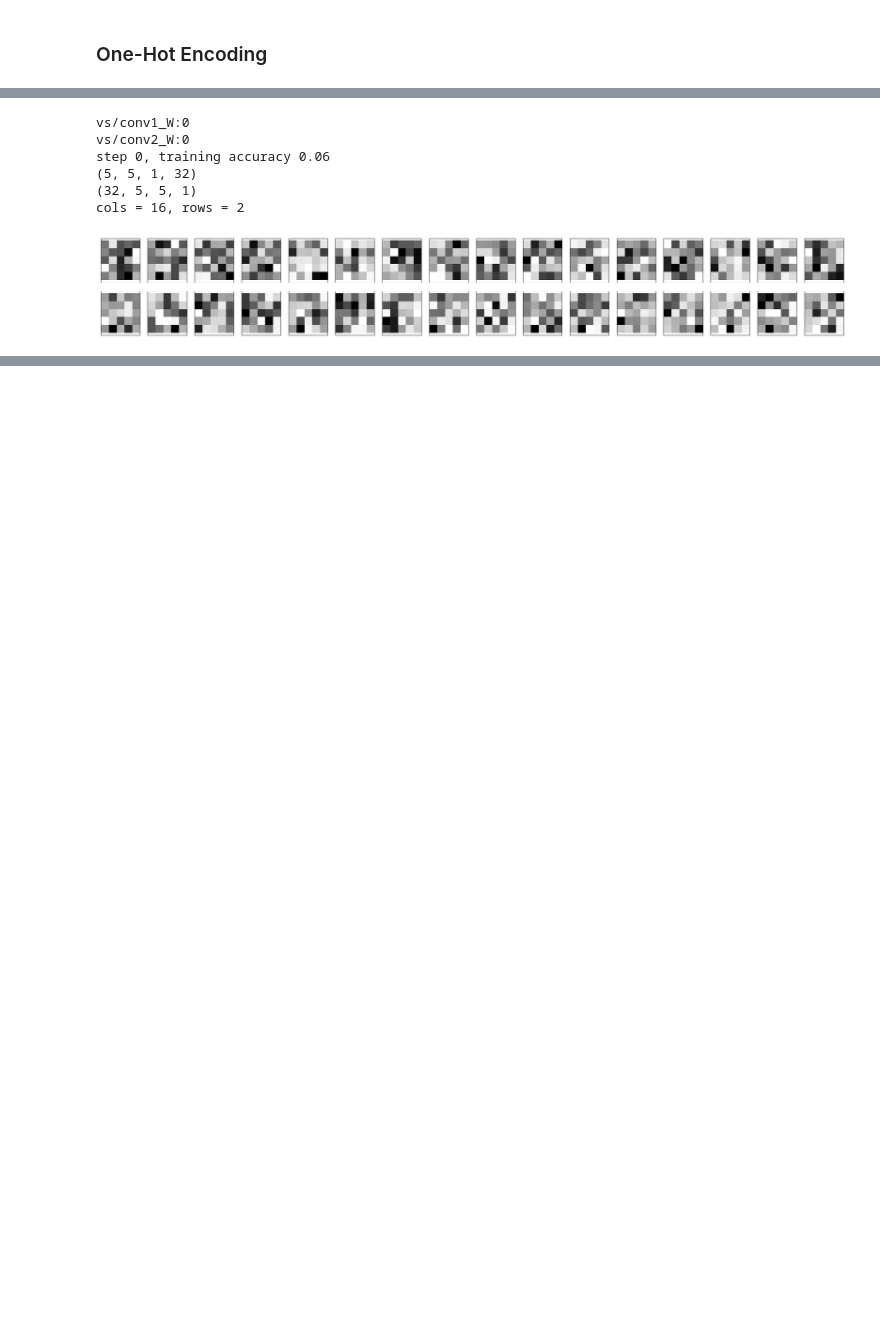
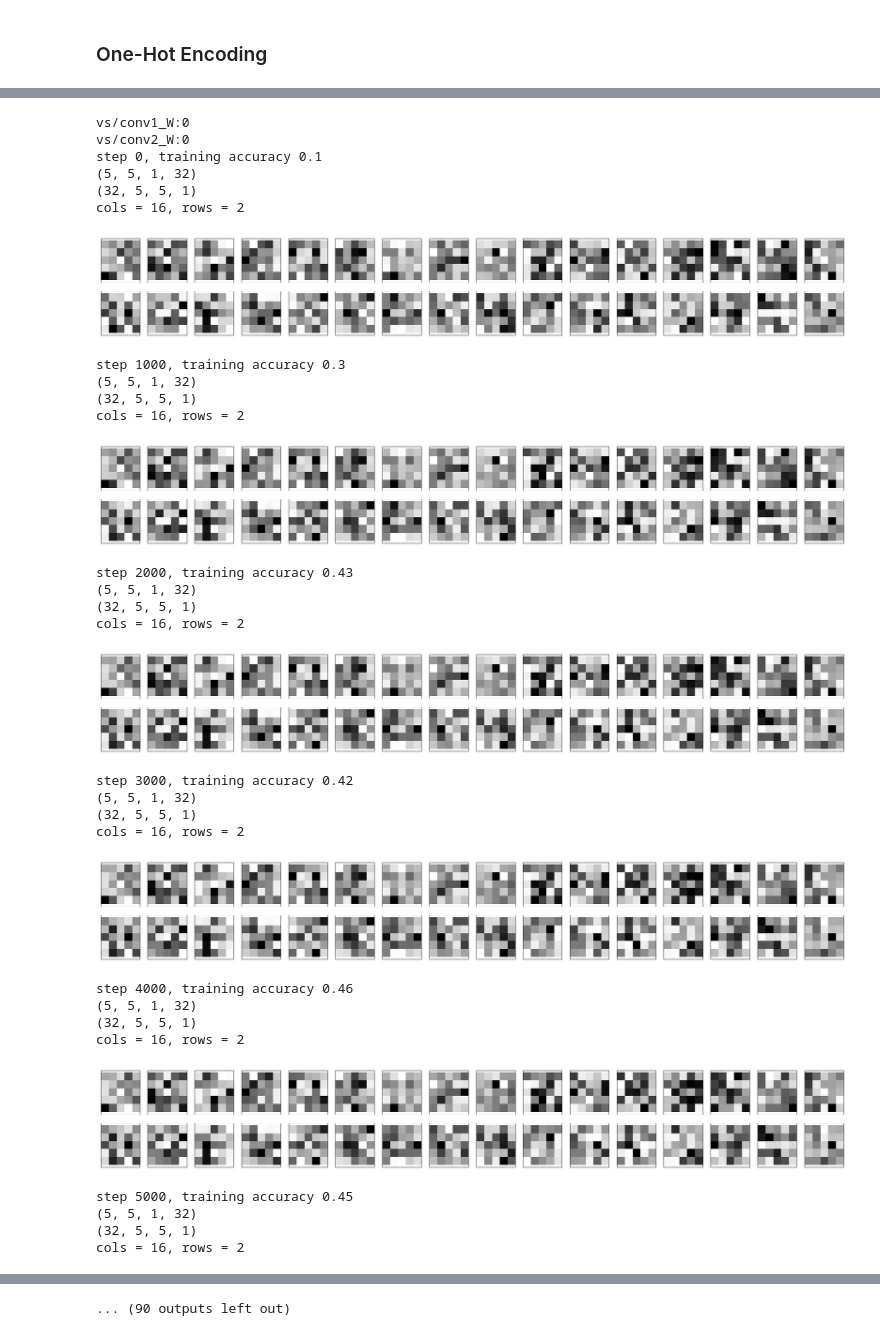
Before and after one commit to pppk520/ml_study, a Jupyter notebook: ml_libs/tensorflow/cnn_cifar10_visualize.ipynb, the cells around one changed output, grey strips where cells are left out. Drawn from its saved outputs; the diff is of its cells as text; code cells hidden in the pictures; blank space fills up the shorter version.

```diff
--- a/ml_libs/tensorflow/cnn_cifar10_visualize.ipynb
+++ b/ml_libs/tensorflow/cnn_cifar10_visualize.ipynb
@@ -208,7 +225,7 @@ writer.add_graph(sess.graph)
 
 dataset = Dataset(X_train, y_train)
 
-for i in range(20001):
+for i in range(50001):
     batch = dataset.next_batch(100)
 
     if i % 1000 == 0:
@@ -216,32 +233,56 @@ for i in range(20001):
                                                                        y: batch[1],
                                                                        keep_prob: 1.0})
 
         writer.add_summary(s, i)
 
         print('step %d, training accuracy %g' % (i, training_accuracy))
 
         # show
         with tf.variable_scope("vs", reuse=True):
             weights = tf.get_variable("conv1_W")
             bias = tf.get_variable("conv1_B")
             w = weights + bias
             print(w.shape)
             img_tensor = to_image_tensor(w)
             print(img_tensor.shape)
             data = img_tensor.eval(session=sess).squeeze()
             show_images(data)
 
     sess.run(train_step, feed_dict={x: batch[0],
                                     y: batch[1],
                                     keep_prob: 0.5})
 
 
 sess.close()
 # %% [output]
 vs/conv1_W:0
 vs/conv2_W:0
-step 0, training accuracy 0.06
+step 0, training accuracy 0.1
 (5, 5, 1, 32)
 (32, 5, 5, 1)
 cols = 16, rows = 2
-[figure, old version]
+[figure, new version]
+step 1000, training accuracy 0.3
+(5, 5, 1, 32)
+(32, 5, 5, 1)
+cols = 16, rows = 2
+[figure, added]
+step 2000, training accuracy 0.43
+(5, 5, 1, 32)
+(32, 5, 5, 1)
+cols = 16, rows = 2
+[figure, added]
+step 3000, training accuracy 0.42
+(5, 5, 1, 32)
+(32, 5, 5, 1)
+cols = 16, rows = 2
+[figure, added]
+step 4000, training accuracy 0.46
+(5, 5, 1, 32)
+(32, 5, 5, 1)
+cols = 16, rows = 2
+[figure, added]
+step 5000, training accuracy 0.45
+(5, 5, 1, 32)
+(32, 5, 5, 1)
+cols = 16, rows = 2
@@ -247,0 +290 @@ cols = 16, rows = 2
+... (90 outputs left out)
```
Also changed, not shown: parts of 8 cells of this notebook, 4 other files.
